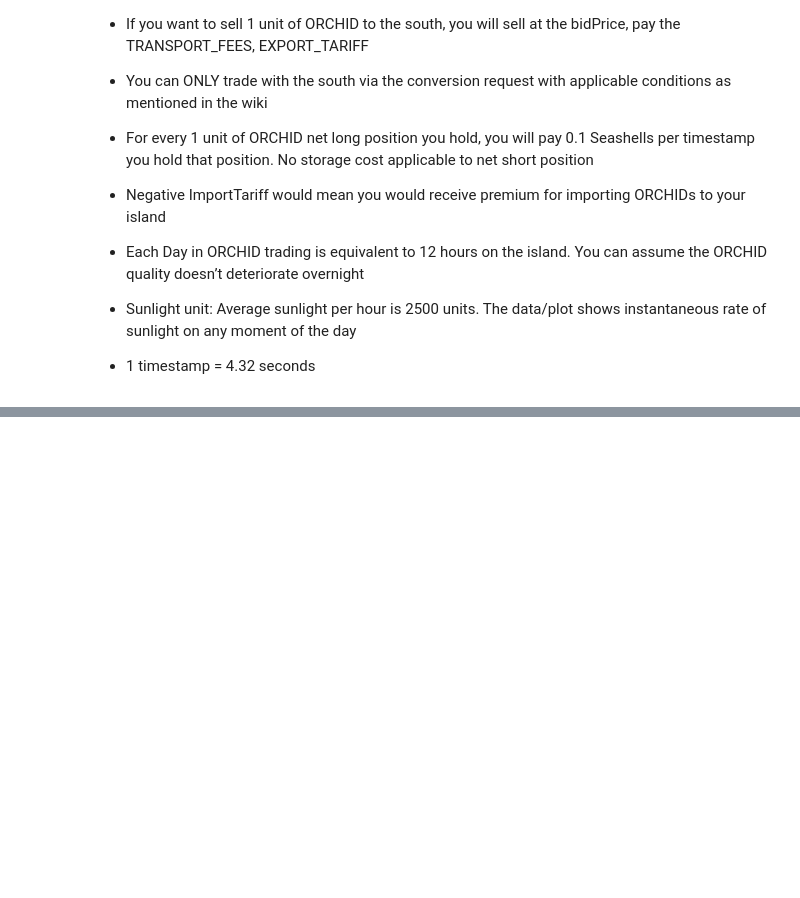
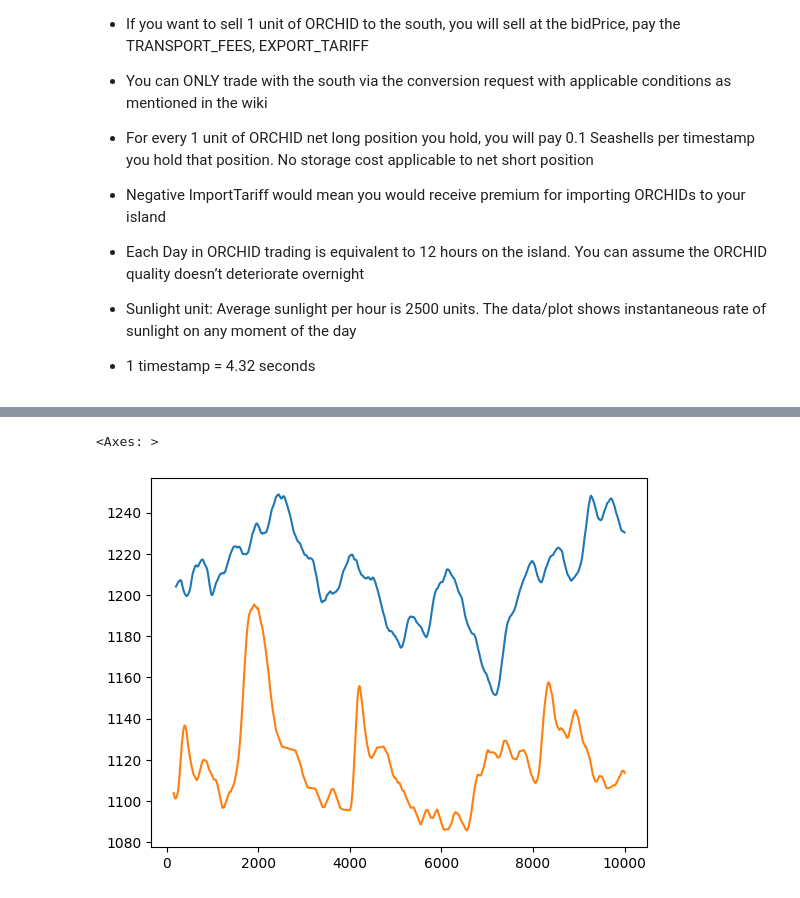
Before and after one commit to naman-doshi/IMCProsperity-2, a Jupyter notebook: R2/analysis.ipynb, the cells around one changed output, grey strips where cells are left out. Saved outputs shown, nothing was run; the diff lists cells and outputs as text; code cells hidden in the pictures; blank space fills up the shorter version.

```diff
--- a/R2/analysis.ipynb
+++ b/R2/analysis.ipynb
@@ -73,3 +74,11 @@ df['ORCHIDS'].plot()
+# %%
+df['ORCHIDS'].plot()
+df['epi'] = df['epi'] * df['EFFECT']
+(df['epi']*8+900).rolling(window=150).mean().plot()
+# (df['SUNLIGHT'].diff() * 100 + 1100).plot()
+# %% [output]
+<Axes: >
+[figure, added]
 # %%
 df['EFFECT'] = df['EFFECT'].shift(400)
 #df['EXPORT_TARIFF'].rolling(window=200).mean().plot()
```
Also changed, not shown: parts of 6 cells of this notebook, 7 other files.
